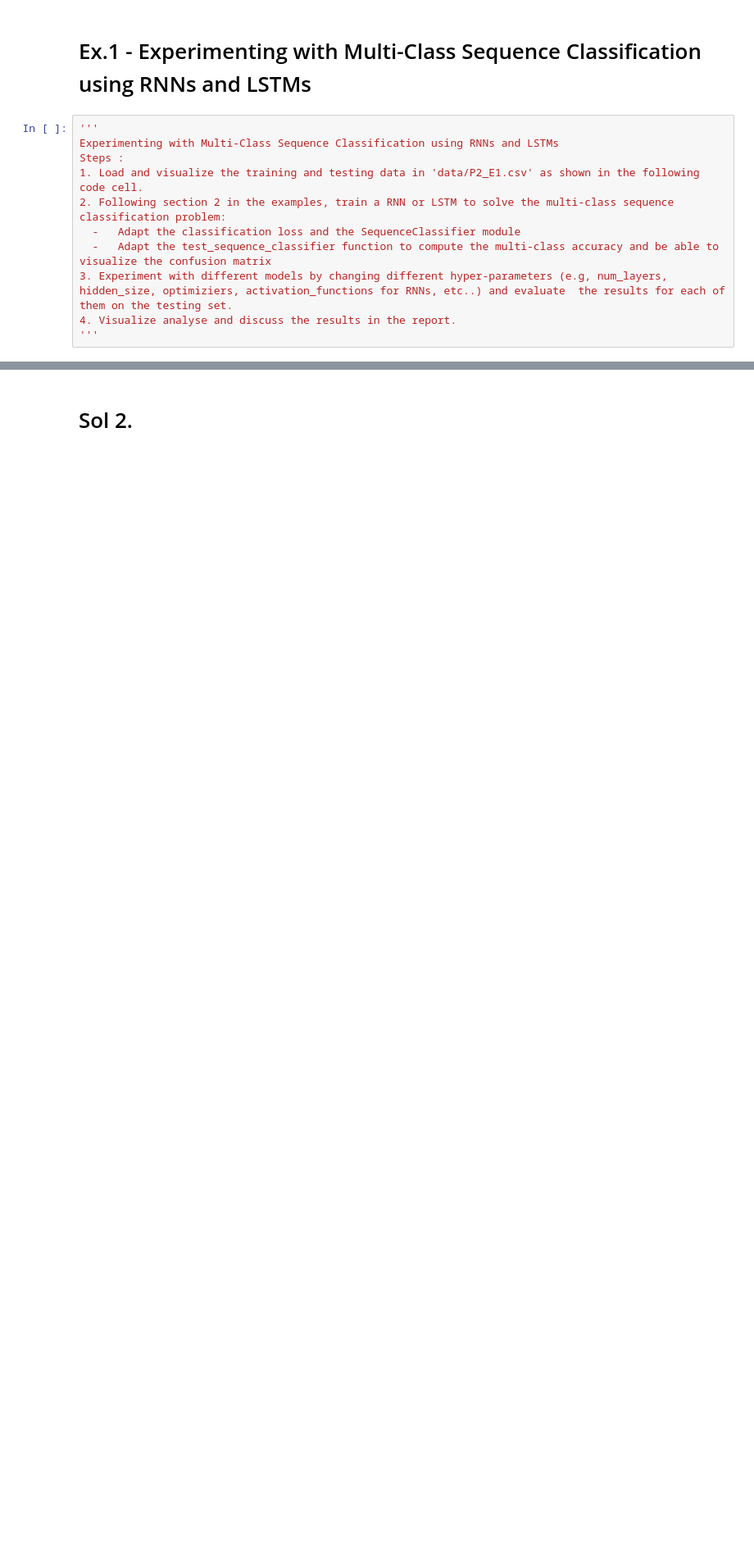
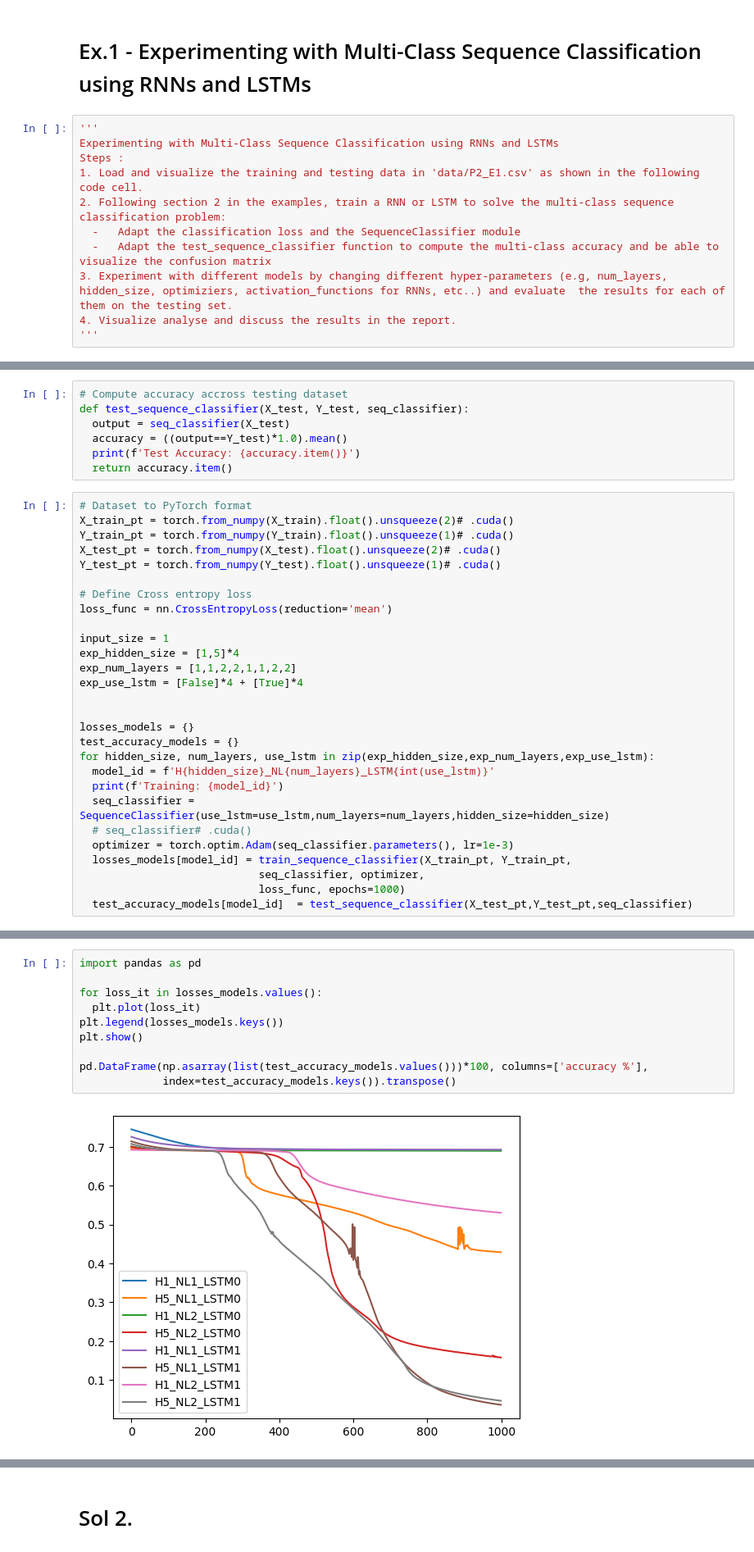
Before and after one commit to albert-santos01/DeepLearning, a Jupyter notebook: P2/P2-Questions.ipynb, the cells around one changed output, grey strips where cells are left out. Shown: that part at 82% size. Saved outputs shown, nothing was run; the diff lists cells and outputs as text; blank space fills up the shorter version.

```diff
--- a/P2/P2-Questions.ipynb
+++ b/P2/P2-Questions.ipynb
@@ -53,0 +108,35 @@ Test Labels: (90,)
+# %%
+# Compute accuracy accross testing dataset
+def test_sequence_classifier(X_test, Y_test, seq_classifier):
+  output = seq_classifier(X_test)
+  accuracy = ((output==Y_test)*1.0).mean()
+  print(f'Test Accuracy: {accuracy.item()}')
+  return accuracy.item()
+# %%
+# Dataset to PyTorch format
+X_train_pt = torch.from_numpy(X_train).float().unsqueeze(2)# .cuda()
+Y_train_pt = torch.from_numpy(Y_train).float().unsqueeze(1)# .cuda()
+X_test_pt = torch.from_numpy(X_test).float().unsqueeze(2)# .cuda()
+Y_test_pt = torch.from_numpy(Y_test).float().unsqueeze(1)# .cuda()
+
+# Define Cross entropy loss
+loss_func = nn.CrossEntropyLoss(reduction='mean')
+
+input_size = 1
+exp_hidden_size = [1,5]*4
+exp_num_layers = [1,1,2,2,1,1,2,2]
+exp_use_lstm = [False]*4 + [True]*4
+
+
+losses_models = {}
+test_accuracy_models = {}
+for hidden_size, num_layers, use_lstm in zip(exp_hidden_size,exp_num_layers,exp_use_lstm):
+  model_id = f'H{hidden_size}_NL{num_layers}_LSTM{int(use_lstm)}'
+  print(f'Training: {model_id}')
+  seq_classifier = SequenceClassifier(use_lstm=use_lstm,num_layers=num_layers,hidden_size=hidden_size)
+  # seq_classifier# .cuda()
+  optimizer = torch.optim.Adam(seq_classifier.parameters(), lr=1e-3)
+  losses_models[model_id] = train_sequence_classifier(X_train_pt, Y_train_pt,
+                            seq_classifier, optimizer,
+                            loss_func, epochs=1000)
+  test_accuracy_models[model_id]  = test_sequence_classifier(X_test_pt,Y_test_pt,seq_classifier)
@@ -53,0 +154,12 @@ Test Labels: (90,)
+# %%
+import pandas as pd
+
+for loss_it in losses_models.values():
+  plt.plot(loss_it)
+plt.legend(losses_models.keys())
+plt.show()
+
+pd.DataFrame(np.asarray(list(test_accuracy_models.values()))*100, columns=['accuracy %'],
+             index=test_accuracy_models.keys()).transpose()
+# %% [output]
+[figure, added]
```
Also changed, not shown: parts of 10 cells of this notebook.
